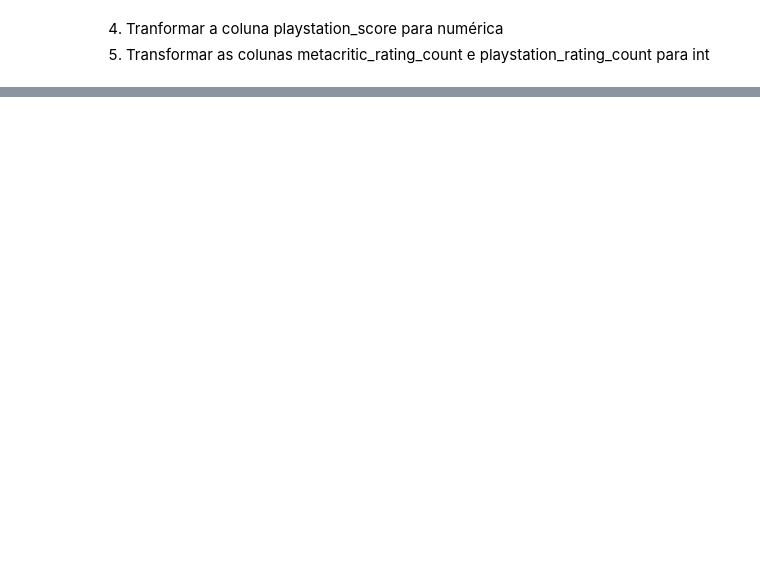
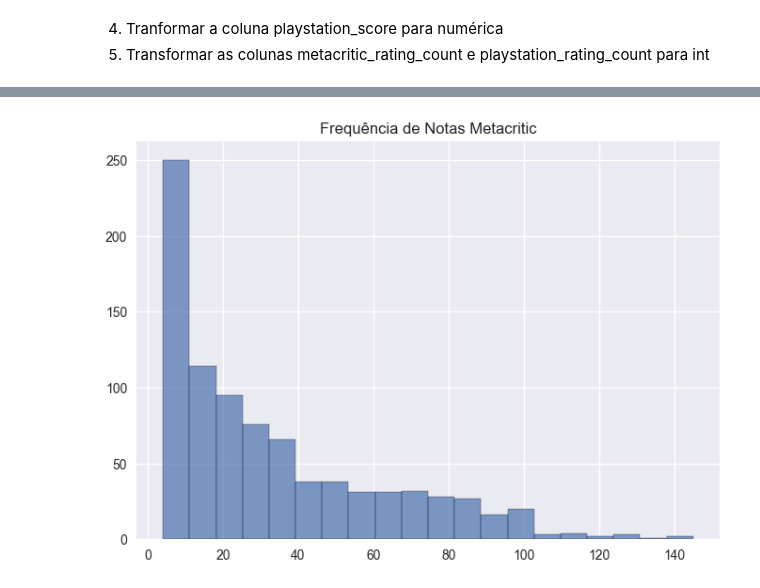
Before and after one commit to CesarNasc/datasets_analysis, a Jupyter notebook: 02_game_details/python/game_details.ipynb, the cells around one changed output, grey strips where cells are left out. Saved outputs shown, nothing was run; the diff lists cells and outputs as text; code cells hidden in the pictures; blank space fills up the shorter version.

```diff
--- a/02_game_details/python/game_details.ipynb
+++ b/02_game_details/python/game_details.ipynb
@@ -248,0 +298,6 @@ Standartização de texto:
+# %%
+plt.hist(df['metacritic_rating_count'], bins=20, edgecolor ='black', alpha= 0.7)
+plt.title('Frequência de Notas Metacritic')
+plt.show()
+# %% [output]
+[figure, added]
```
Also changed, not shown: parts of 17 cells of this notebook.
